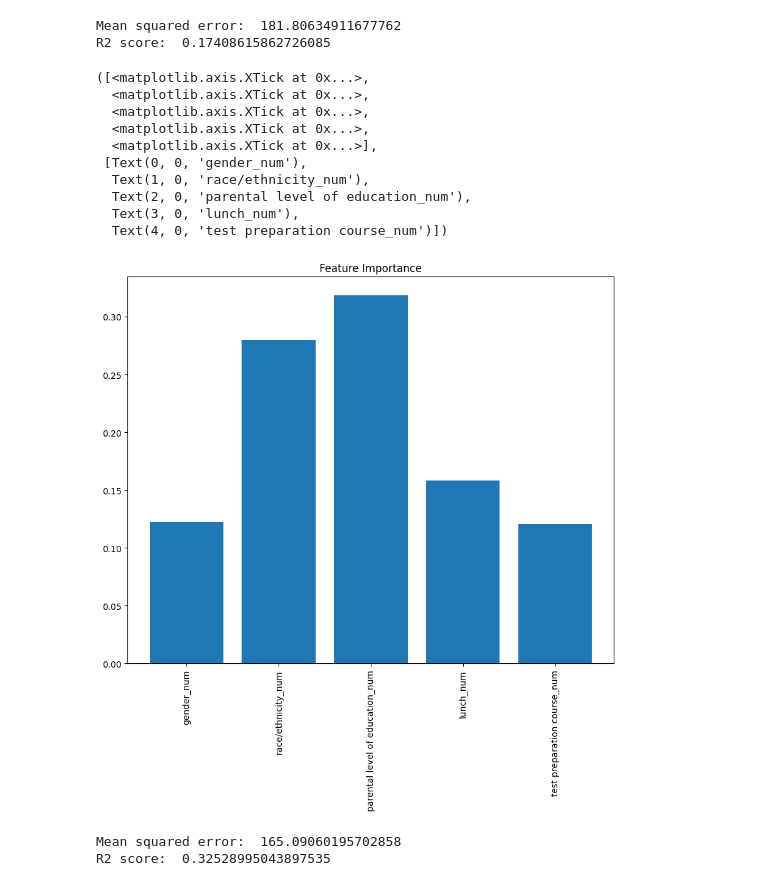
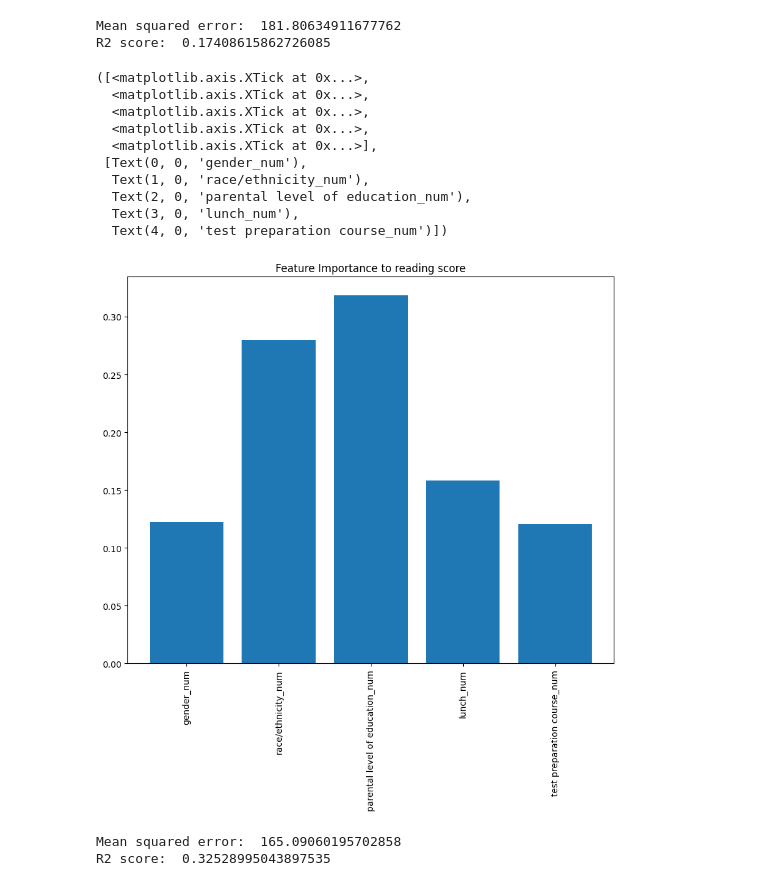
Before and after one commit to wcaubrey/learning-naive-bayes, a Jupyter notebook: notebooks/random forests/student performance in exams.ipynb, the cells around one changed output. Cells and saved outputs as stored; diff of their text form; code cells hidden in the pictures.

```diff
--- a/notebooks/random forests/student performance in exams.ipynb
+++ b/notebooks/random forests/student performance in exams.ipynb
@@ -294,24 +299,24 @@ R2 score:  0.17408615862726085
 # %%
 # plot feature importance
 columns_names = [col.name for col in X.iter_columns()]
 importances = rf_reading_score.feature_importances_
 indices = [0, 1, 2, 3, 4]
 plt.figure(figsize=(10, 8))
-plt.title("Feature Importance")
+plt.title("Feature Importance to reading score")
 plt.bar(range(X.shape[1]), importances[indices])
 plt.xticks(range(X.shape[1]), columns_names, rotation=90)
 # %% [output]
 ([<matplotlib.axis.XTick at 0x...>,
   <matplotlib.axis.XTick at 0x...>,
   <matplotlib.axis.XTick at 0x...>,
   <matplotlib.axis.XTick at 0x...>,
   <matplotlib.axis.XTick at 0x...>],
  [Text(0, 0, 'gender_num'),
   Text(1, 0, 'race/ethnicity_num'),
   Text(2, 0, 'parental level of education_num'),
   Text(3, 0, 'lunch_num'),
   Text(4, 0, 'test preparation course_num')])
-[figure, old version]
+[figure, new version]
 # %%
 # train model on with other class
 X = df_2.drop(["math score", "reading score", "writing score"])
```
Also changed, not shown: parts of 8 cells of this notebook.
